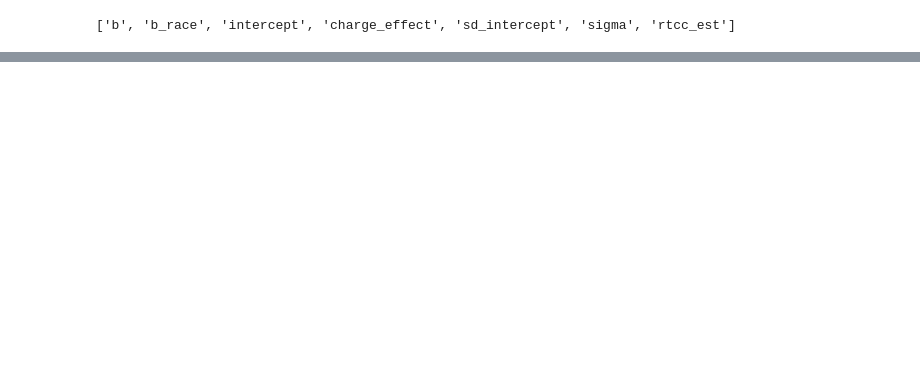
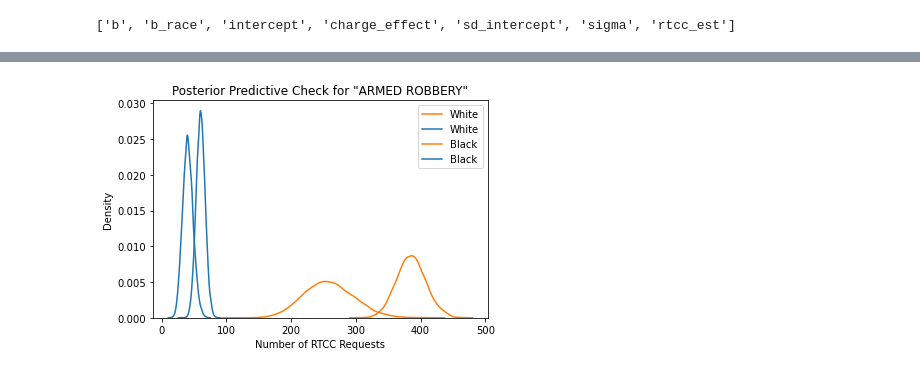
Before and after one commit to ayyubibrahimi/eos, a Jupyter notebook: notebooks_epr/model.ipynb, the cells around one changed output, grey strips where cells are left out. Drawn from its saved outputs; the diff is of its cells as text; code cells hidden in the pictures; blank space fills up the shorter version.

Commit message:
added output from new model

```diff
--- a/notebooks_epr/model.ipynb
+++ b/notebooks_epr/model.ipynb
@@ -256,0 +243,36 @@ BATTERY OF A DATING PARTNER (CHILD ENDANGERMENT... -1.269 -5.253  2.417
+# %%
+rc_grouped_holdout = rc_grouped[rc_grouped['charge_description'] == 'ARMED ROBBERY']
+
+with pm.Model() as model_holdout:
+    # set the prior for the regression coefficients
+    b = pm.Normal('b', mu=0, tau=1/5) # regression coefficient for race_black
+    b_race = pm.Normal('b_race', mu=0, tau=1/5) # regression coefficient for race_black * charge_description
+
+    # set the prior for the standard deviation of the intercept
+    sd_intercept = pm.Uniform('sd_intercept', lower=0, upper=10)
+
+    # define n as a data input
+    n = pm.Data('n', rc_grouped_holdout['n'].values)
+
+    # define race_black as a predictor
+    race_black = pm.Data('race_black', rc_grouped_holdout['race_black'].astype(int).values, mutable=True)
+
+    # model the intercept as a normal distribution with a group-level standard deviation
+    intercept = pm.Normal('intercept', mu=0, sigma=sd_intercept)
+
+    # model the effects of the charge descriptions
+    charge_descr = pm.Normal('charge_descr', mu=0, tau=1/5, shape=len(charge_descr_cats))
+
+    # calculate the linear predictor
+    lp = intercept + b * race_black + b_race * race_black + charge_descr[np.where(charge_descr_cats == 'ARMED ROBBERY')[0][0]]
+
+    # model the counts of RTCC requests as a a binomial distribution
+    p = pm.math.invlogit(lp)
+    rtcc_est = pm.Deterministic('rtcc_est', p * n)
+    rtcc = pm.Binomial('rtcc', n=n, p=p, observed=rc_grouped_holdout['rtcc'].values)
+
+    # set the prior for the standard deviation of the error term
+    sigma = pm.Uniform('sigma', lower=0, upper=100)
+
+with model_holdout:
+    trace_holdout = pm.sample(2000, tune=2000, chains=4, target_accept=0.9)
@@ -256,0 +362,10 @@ BATTERY OF A DATING PARTNER (CHILD ENDANGERMENT... -1.269 -5.253  2.417
+# %%
+sns.kdeplot(ppc_white.posterior_predictive['rtcc'].values.reshape(-1, 2), label='White')
+sns.kdeplot(ppc_black.posterior_predictive['rtcc'].values.reshape(-1, 2), label='Black')
+plt.xlabel('Number of RTCC Requests')
+plt.ylabel('Density')
+plt.title('Posterior Predictive Check for "ARMED ROBBERY"')
+plt.legend()
+plt.show()
+# %% [output]
+[figure, added]
```
Also changed, not shown: parts of 10 cells of this notebook, 1 other file.
